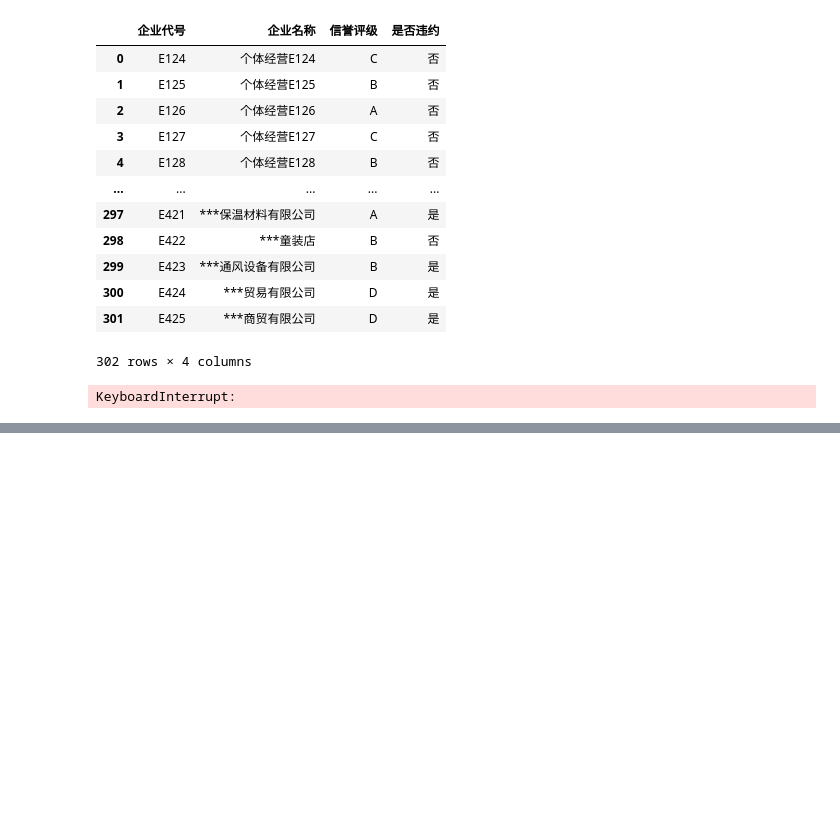
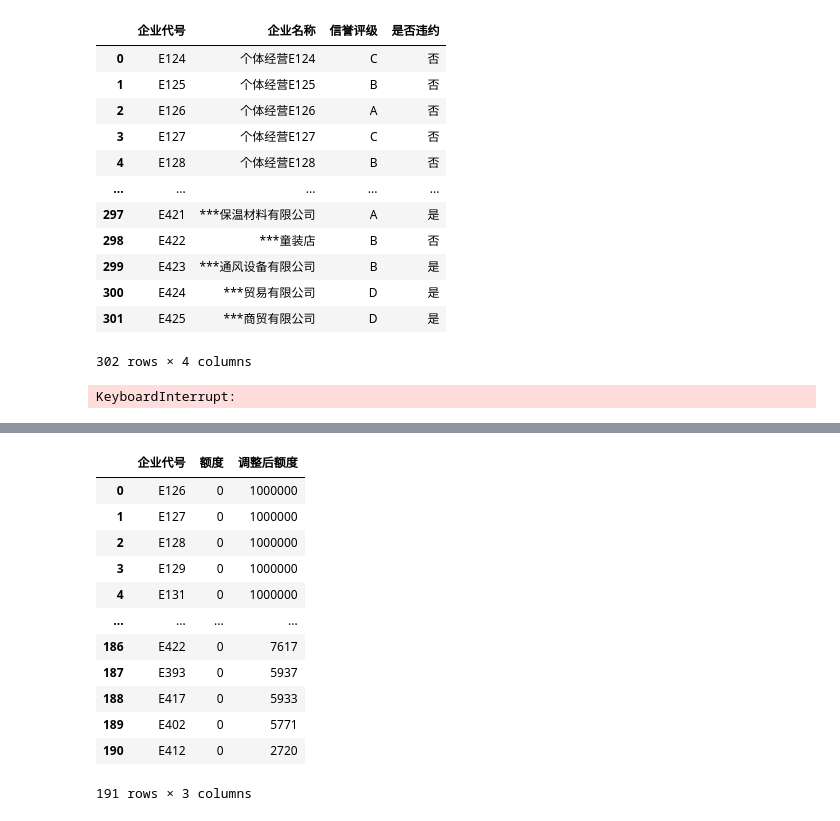
Before and after one commit to GZNGroup/2020CUMCM, a Jupyter notebook: question2.ipynb, the cells around one changed output, grey strips where cells are left out. Cells and saved outputs as stored; diff of their text form; code cells hidden in the pictures; blank space fills up the shorter version.

```diff
--- a/question2.ipynb
+++ b/question2.ipynb
@@ -297,0 +370,23 @@ graph3.write_html('./2_graph/增长率均值×方差.html')
+# %%
+#frame8 = frame8.sort_values(by=['额度','企业代号'],axis=0,ascending=[False,True]).reset_index(drop=True)
+
+for i in range(1,frame9.shape[0]):
+    assert type(frame9['额度'][i-1]) == type(frame9['额度'][i])
+    assert type(frame9['调整后额度'][i-1]) == type(frame9['调整后额度'][i])
+    #frame9['额度'][i] = int(frame9['额度'][i])
+    #frame9['调整后额度'][i] = int(frame9['调整后额度'][i])
+frame9
+# %% [output]
+|  | 企业代号 | 额度 | 调整后额度 |
+| 0 | E126 | 0 | 1000000 |
+| 1 | E127 | 0 | 1000000 |
+| 2 | E128 | 0 | 1000000 |
+| 3 | E129 | 0 | 1000000 |
+| 4 | E131 | 0 | 1000000 |
+| ... | ... | ... | ... |
+| 186 | E422 | 0 | 7617 |
+| 187 | E393 | 0 | 5937 |
+| 188 | E417 | 0 | 5933 |
+| 189 | E402 | 0 | 5771 |
+| 190 | E412 | 0 | 2720 |
+191 rows × 3 columns
```
Also changed, not shown: parts of 9 cells of this notebook, 3 other files.
